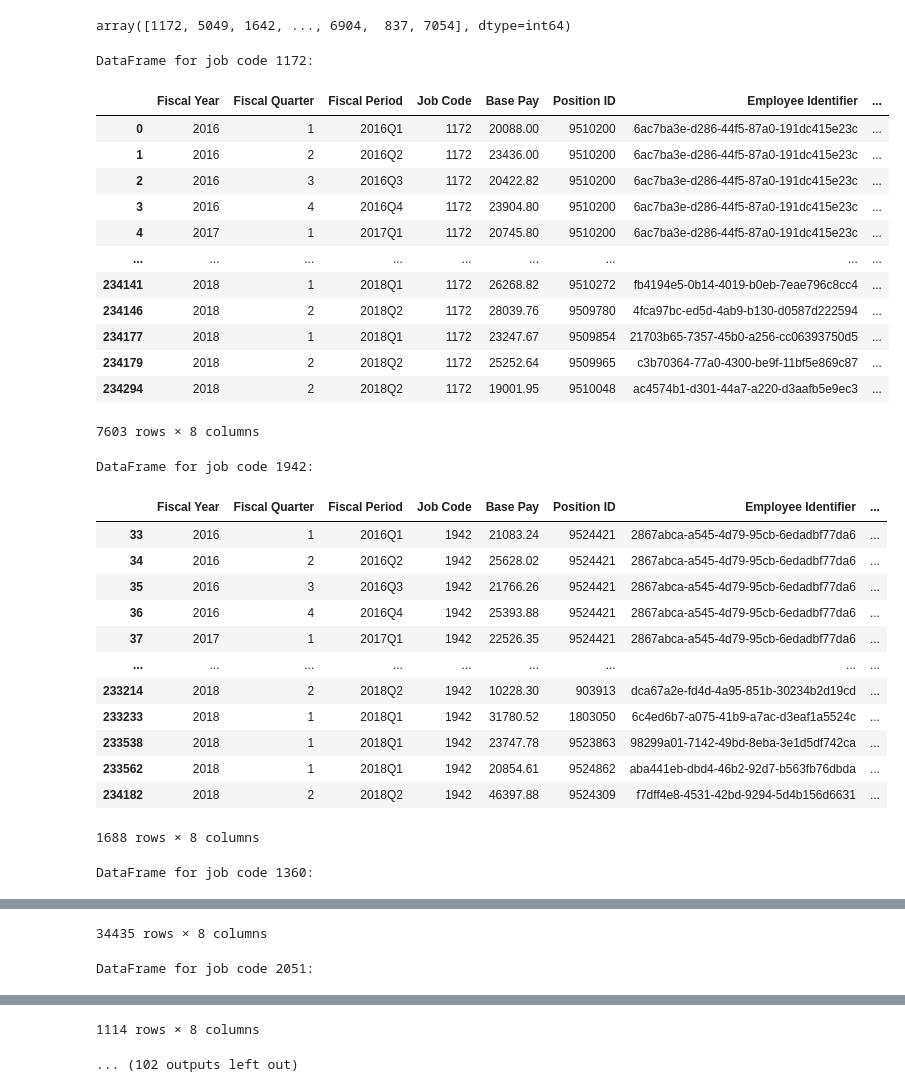
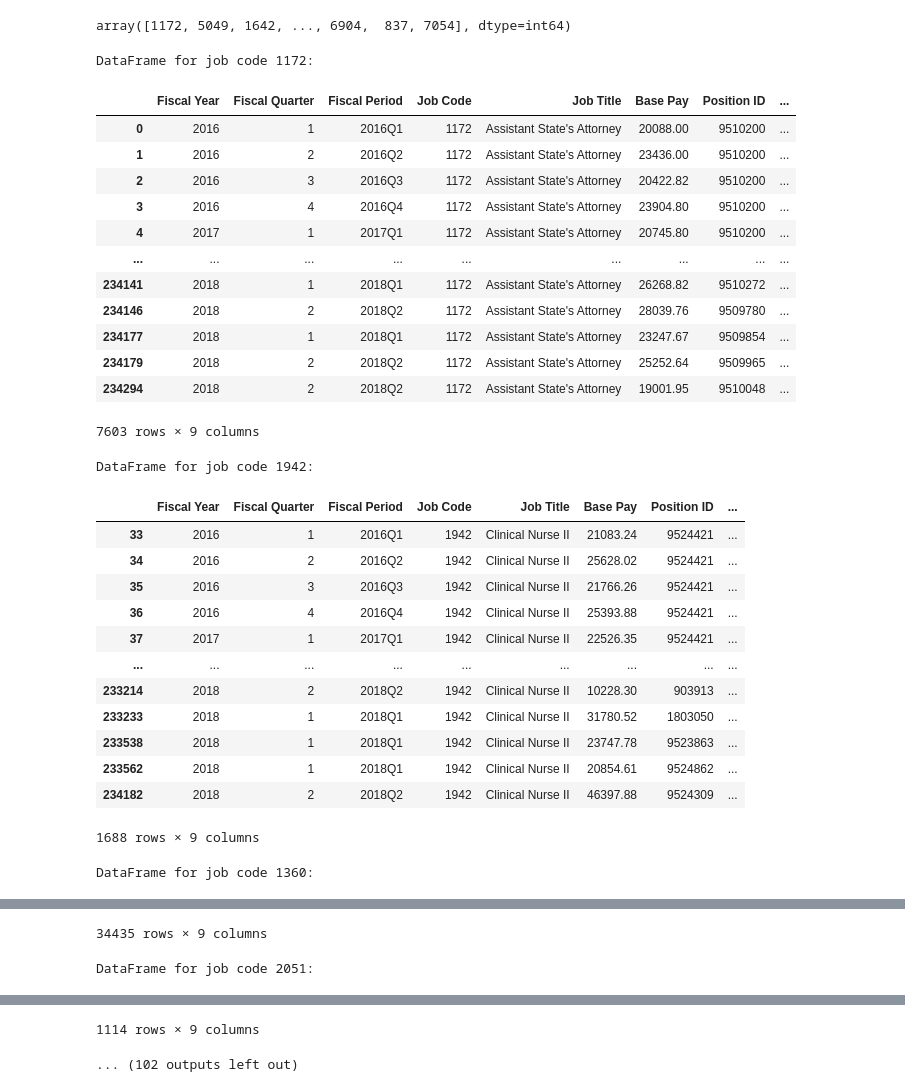
Before and after one commit to PetrusAriaa/AI-group-project, a Jupyter notebook: Nisa/payroll.ipynb, the cells around one changed output, grey strips where cells are left out. Cells and saved outputs as stored; diff of their text form; code cells hidden in the pictures.

```diff
--- a/Nisa/payroll.ipynb
+++ b/Nisa/payroll.ipynb
@@ -11,6 +11,3 @@ payroll.head()
 | 2 | 2016 | 3 | 2016Q3 | AMRITH | AAKRE | K | State's Attorney | 1250.0 | ... |
 | 3 | 2016 | 4 | 2016Q4 | AMRITH | AAKRE | K | State's Attorney | 1250.0 | ... |
 | 4 | 2017 | 1 | 2017Q1 | AMRITH | AAKRE | K | State's Attorney | 1250.0 | ... |
-# %%
-payroll.drop(['First Name', 'Last Name', 'Middle Init', 'Bureau', 'Office', 'Office Name', 'Job Title'],axis=1,inplace=True)
-payroll.head()
@@ -23,0 +14,3 @@ payroll.head()
+# %%
+new_payroll = payroll[['Fiscal Year', 'Fiscal Quarter', 'Fiscal Period', 'Job Code', 'Job Title', 'Base Pay', 'Position ID', 'Employee Identifier', 'Original Hire Date']]
+new_payroll.head()
@@ -68,12 +38,12 @@ payroll['Job Code'].unique()
 # %% [output]
 array([1172, 5049, 1642, ..., 6904,  837, 7054], dtype=int64)
 # %%
-_index = payroll['Job Code'].unique()
+_index = new_payroll['Job Code'].unique()
 
 _ids = []
 
 for _id in _index:
-    counts = len(payroll.groupby(['Job Code']).get_group(_id))
+    counts = len(new_payroll.groupby(['Job Code']).get_group(_id))
     if counts > 1000:
         _ids.append(_id)
 
@@ -102,36 +72,36 @@ payroll['Job Code'].unique()
 array([1172, 5049, 1642, ..., 6904,  837, 7054], dtype=int64)
 # %%
 for val in _ids:
-    new_df = payroll[payroll['Job Code'] == val]
+    new_df = new_payroll[new_payroll['Job Code'] == val]
     print(f"DataFrame for job code {val}:")
     display(new_df)
 # %% [output]
 DataFrame for job code 1172:
-|  | Fiscal Year | Fiscal Quarter | Fiscal Period | Job Code | Base Pay | Position ID | Employee Identifier | ... |
-| 0 | 2016 | 1 | 2016Q1 | 1172 | 20088.00 | 9510200 | 6ac7ba3e-d286-44f5-87a0-191dc415e23c | ... |
-| 1 | 2016 | 2 | 2016Q2 | 1172 | 23436.00 | 9510200 | 6ac7ba3e-d286-44f5-87a0-191dc415e23c | ... |
-| 2 | 2016 | 3 | 2016Q3 | 1172 | 20422.82 | 9510200 | 6ac7ba3e-d286-44f5-87a0-191dc415e23c | ... |
-| 3 | 2016 | 4 | 2016Q4 | 1172 | 23904.80 | 9510200 | 6ac7ba3e-d286-44f5-87a0-191dc415e23c | ... |
-| 4 | 2017 | 1 | 2017Q1 | 1172 | 20745.80 | 9510200 | 6ac7ba3e-d286-44f5-87a0-191dc415e23c | ... |
+|  | Fiscal Year | Fiscal Quarter | Fiscal Period | Job Code | Job Title | Base Pay | Position ID | ... |
+| 0 | 2016 | 1 | 2016Q1 | 1172 | Assistant State's Attorney | 20088.00 | 9510200 | ... |
+| 1 | 2016 | 2 | 2016Q2 | 1172 | Assistant State's Attorney | 23436.00 | 9510200 | ... |
+| 2 | 2016 | 3 | 2016Q3 | 1172 | Assistant State's Attorney | 20422.82 | 9510200 | ... |
+| 3 | 2016 | 4 | 2016Q4 | 1172 | Assistant State's Attorney | 23904.80 | 9510200 | ... |
+| 4 | 2017 | 1 | 2017Q1 | 1172 | Assistant State's Attorney | 20745.80 | 9510200 | ... |
 | ... | ... | ... | ... | ... | ... | ... | ... | ... |
-| 234141 | 2018 | 1 | 2018Q1 | 1172 | 26268.82 | 9510272 | fb4194e5-0b14-4019-b0eb-7eae796c8cc4 | ... |
-| 234146 | 2018 | 2 | 2018Q2 | 1172 | 28039.76 | 9509780 | 4fca97bc-ed5d-4ab9-b130-d0587d222594 | ... |
-| 234177 | 2018 | 1 | 2018Q1 | 1172 | 23247.67 | 9509854 | 21703b65-7357-45b0-a256-cc06393750d5 | ... |
-| 234179 | 2018 | 2 | 2018Q2 | 1172 | 25252.64 | 9509965 | c3b70364-77a0-4300-be9f-11bf5e869c87 | ... |
-| 234294 | 2018 | 2 | 2018Q2 | 1172 | 19001.95 | 9510048 | ac4574b1-d301-44a7-a220-d3aafb5e9ec3 | ... |
+| 234141 | 2018 | 1 | 2018Q1 | 1172 | Assistant State's Attorney | 26268.82 | 9510272 | ... |
+| 234146 | 2018 | 2 | 2018Q2 | 1172 | Assistant State's Attorney | 28039.76 | 9509780 | ... |
+| 234177 | 2018 | 1 | 2018Q1 | 1172 | Assistant State's Attorney | 23247.67 | 9509854 | ... |
+| 234179 | 2018 | 2 | 2018Q2 | 1172 | Assistant State's Attorney | 25252.64 | 9509965 | ... |
+| 234294 | 2018 | 2 | 2018Q2 | 1172 | Assistant State's Attorney | 19001.95 | 9510048 | ... |
-7603 rows × 8 columns
+7603 rows × 9 columns
 DataFrame for job code 1942:
-|  | Fiscal Year | Fiscal Quarter | Fiscal Period | Job Code | Base Pay | Position ID | Employee Identifier | ... |
-| 33 | 2016 | 1 | 2016Q1 | 1942 | 21083.24 | 9524421 | 2867abca-a545-4d79-95cb-6edadbf77da6 | ... |
-| 34 | 2016 | 2 | 2016Q2 | 1942 | 25628.02 | 9524421 | 2867abca-a545-4d79-95cb-6edadbf77da6 | ... |
-| 35 | 2016 | 3 | 2016Q3 | 1942 | 21766.26 | 9524421 | 2867abca-a545-4d79-95cb-6edadbf77da6 | ... |
-| 36 | 2016 | 4 | 2016Q4 | 1942 | 25393.88 | 9524421 | 2867abca-a545-4d79-95cb-6edadbf77da6 | ... |
-| 37 | 2017 | 1 | 2017Q1 | 1942 | 22526.35 | 9524421 | 2867abca-a545-4d79-95cb-6edadbf77da6 | ... |
+|  | Fiscal Year | Fiscal Quarter | Fiscal Period | Job Code | Job Title | Base Pay | Position ID | ... |
+| 33 | 2016 | 1 | 2016Q1 | 1942 | Clinical Nurse II | 21083.24 | 9524421 | ... |
+| 34 | 2016 | 2 | 2016Q2 | 1942 | Clinical Nurse II | 25628.02 | 9524421 | ... |
+| 35 | 2016 | 3 | 2016Q3 | 1942 | Clinical Nurse II | 21766.26 | 9524421 | ... |
+| 36 | 2016 | 4 | 2016Q4 | 1942 | Clinical Nurse II | 25393.88 | 9524421 | ... |
+| 37 | 2017 | 1 | 2017Q1 | 1942 | Clinical Nurse II | 22526.35 | 9524421 | ... |
 | ... | ... | ... | ... | ... | ... | ... | ... | ... |
-| 233214 | 2018 | 2 | 2018Q2 | 1942 | 10228.30 | 903913 | dca67a2e-fd4d-4a95-851b-30234b2d19cd | ... |
-| 233233 | 2018 | 1 | 2018Q1 | 1942 | 31780.52 | 1803050 | 6c4ed6b7-a075-41b9-a7ac-d3eaf1a5524c | ... |
-| 233538 | 2018 | 1 | 2018Q1 | 1942 | 23747.78 | 9523863 | 98299a01-7142-49bd-8eba-3e1d5df742ca | ... |
-| 233562 | 2018 | 1 | 2018Q1 | 1942 | 20854.61 | 9524862 | aba441eb-dbd4-46b2-92d7-b563fb76dbda | ... |
-| 234182 | 2018 | 2 | 2018Q2 | 1942 | 46397.88 | 9524309 | f7dff4e8-4531-42bd-9294-5d4b156d6631 | ... |
+| 233214 | 2018 | 2 | 2018Q2 | 1942 | Clinical Nurse II | 10228.30 | 903913 | ... |
+| 233233 | 2018 | 1 | 2018Q1 | 1942 | Clinical Nurse II | 31780.52 | 1803050 | ... |
+| 233538 | 2018 | 1 | 2018Q1 | 1942 | Clinical Nurse II | 23747.78 | 9523863 | ... |
+| 233562 | 2018 | 1 | 2018Q1 | 1942 | Clinical Nurse II | 20854.61 | 9524862 | ... |
+| 234182 | 2018 | 2 | 2018Q2 | 1942 | Clinical Nurse II | 46397.88 | 9524309 | ... |
-1688 rows × 8 columns
+1688 rows × 9 columns
 DataFrame for job code 1360:
@@ -150,2 +120,2 @@ DataFrame for job code 1360:
-34435 rows × 8 columns
+34435 rows × 9 columns
 DataFrame for job code 2051:
@@ -164,2 +134,2 @@ DataFrame for job code 2051:
-1114 rows × 8 columns
+1114 rows × 9 columns
 ... (102 outputs left out)
```
Also changed, not shown: parts of 10 cells of this notebook.
